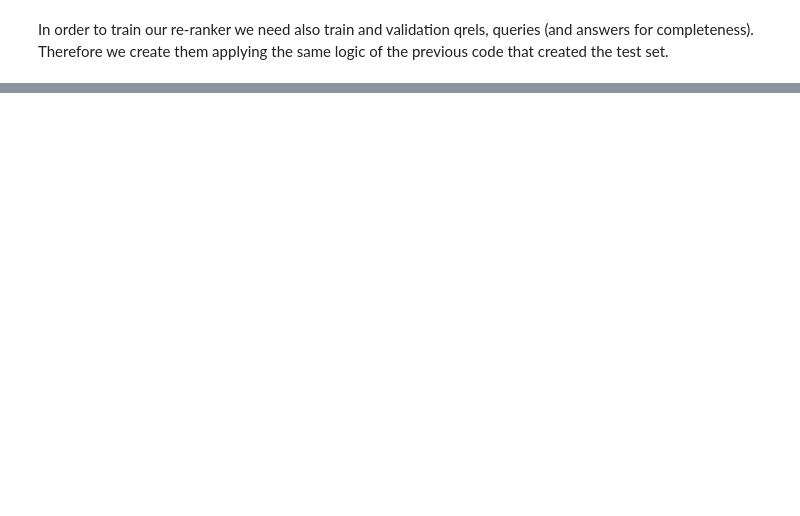
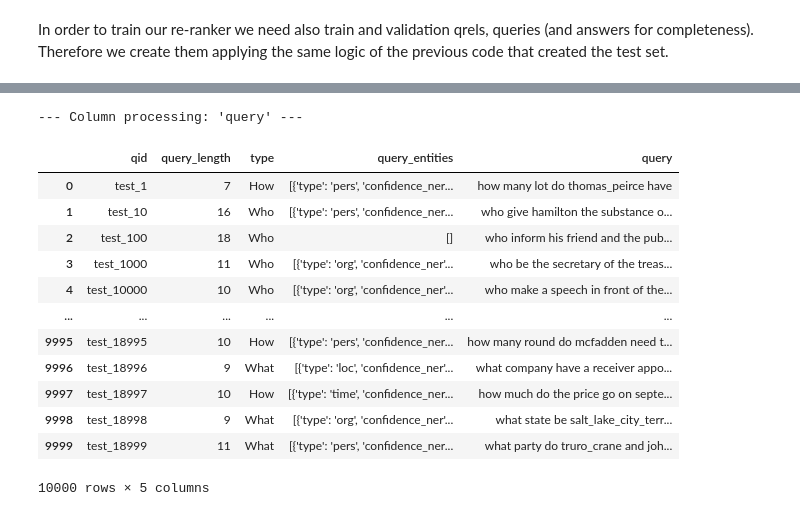
Before and after one commit to gpinelli/HistoricalNews_InformationRetrievalProject, a Jupyter notebook: Historical_News_Question_Answering2.ipynb, the cells around one changed output, grey strips where cells are left out. Cells and saved outputs as stored; diff of their text form; code cells hidden in the pictures; blank space fills up the shorter version.

```diff
--- a/Historical_News_Question_Answering2.ipynb
+++ b/Historical_News_Question_Answering2.ipynb
@@ -1823,0 +1229,26 @@ p = pt.terrier.Retriever(index, wmodel="BM25") >> rejoin_queries >> pt.apply.doc
+# %%
+def query_preprocessing(df_queries):
+    # Normalize 1
+    df_queries['query'] = df_queries['query'].apply(normalize_text1)
+
+    # Entities extraction
+    df_queries['query_entities'] = run_impresso_ner(df_queries['query'])
+    df_queries['query_entities'] = df_queries['query_entities'].apply(lower_queryEntities)
+
+    # Normalize 2
+    df_queries['query'] = df_queries['query'].apply(normalize_text2)
+
+    # Lemmatization
+    columns_to_process = ['query']
+    lemmatized_queries = run_lemmatization(df_queries, columns_to_process)
+    df_queries['query_lemma'] = lemmatized_queries['query_lemma']
+
+    # Bi-gram tokenization
+    df_queries['query_bigrams'] = df_queries.progress_apply(
+            lambda row: ner_aware_string_processor(row, 'query_lemma', 'query_entities'),
+            axis=1)
+
+    df_queries = df_queries.drop(['query_lemma', 'query'], axis=1)
+    df_queries = df_queries.rename(columns={'query_bigrams':'query'})
+
+    return df_queries
@@ -1823,0 +1291,18 @@ p = pt.terrier.Retriever(index, wmodel="BM25") >> rejoin_queries >> pt.apply.doc
+# %%
+test_queries_proc = query_preprocessing(test_queries)
+test_queries_proc
+# %% [output]
+--- Column processing: 'query' ---
+|  | qid | query_length | type | query_entities | query |
+| 0 | test_1 | 7 | How | [{'type': 'pers', 'confidence_ner... | how many lot do thomas_peirce have |
+| 1 | test_10 | 16 | Who | [{'type': 'pers', 'confidence_ner... | who give hamilton the substance o... |
+| 2 | test_100 | 18 | Who | [] | who inform his friend and the pub... |
+| 3 | test_1000 | 11 | Who | [{'type': 'org', 'confidence_ner'... | who be the secretary of the treas... |
+| 4 | test_10000 | 10 | Who | [{'type': 'org', 'confidence_ner'... | who make a speech in front of the... |
+| ... | ... | ... | ... | ... | ... |
+| 9995 | test_18995 | 10 | How | [{'type': 'pers', 'confidence_ner... | how many round do mcfadden need t... |
+| 9996 | test_18996 | 9 | What | [{'type': 'loc', 'confidence_ner'... | what company have a receiver appo... |
+| 9997 | test_18997 | 10 | How | [{'type': 'time', 'confidence_ner... | how much do the price go on septe... |
+| 9998 | test_18998 | 9 | What | [{'type': 'org', 'confidence_ner'... | what state be salt_lake_city_terr... |
+| 9999 | test_18999 | 11 | What | [{'type': 'pers', 'confidence_ner... | what party do truro_crane and joh... |
+10000 rows × 5 columns
```
Also changed, not shown: parts of 84 cells of this notebook.
